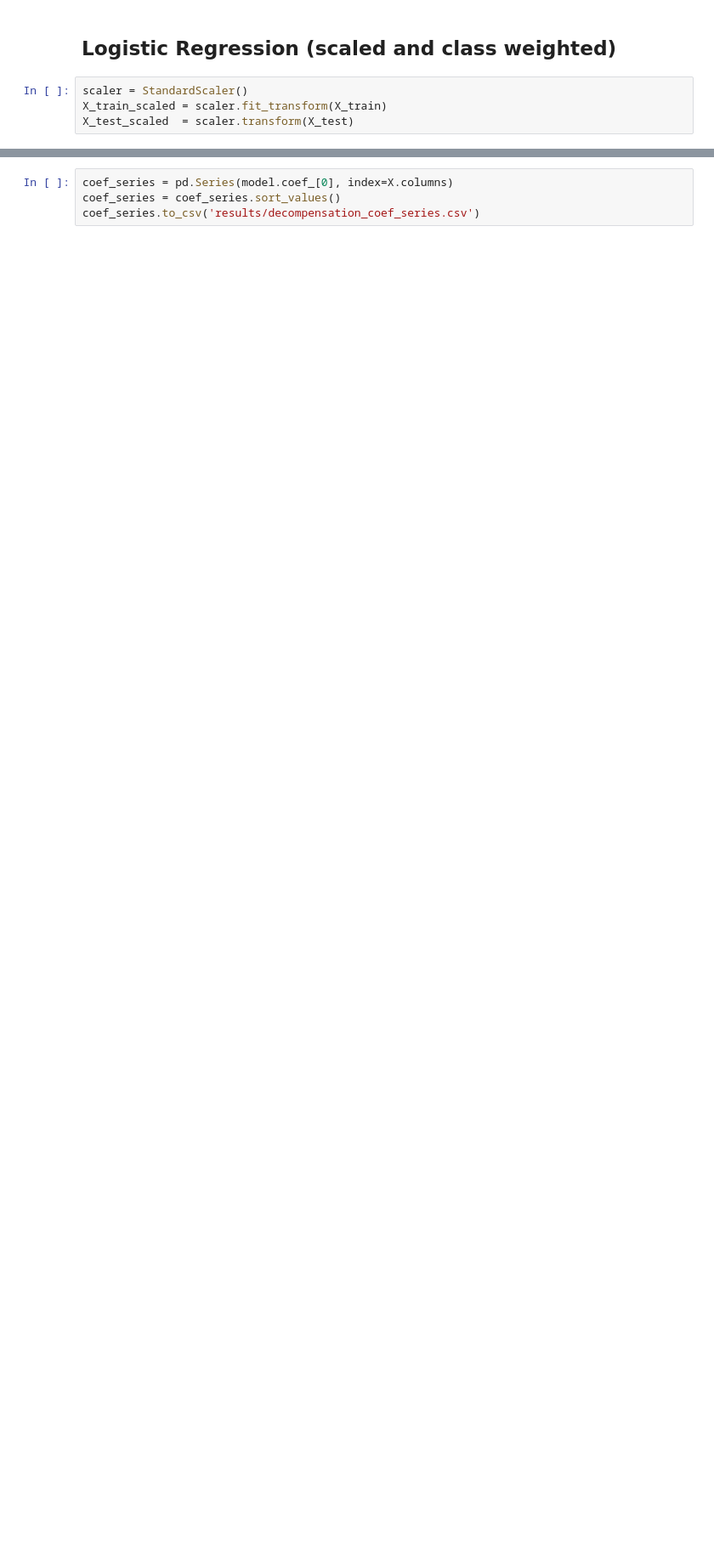
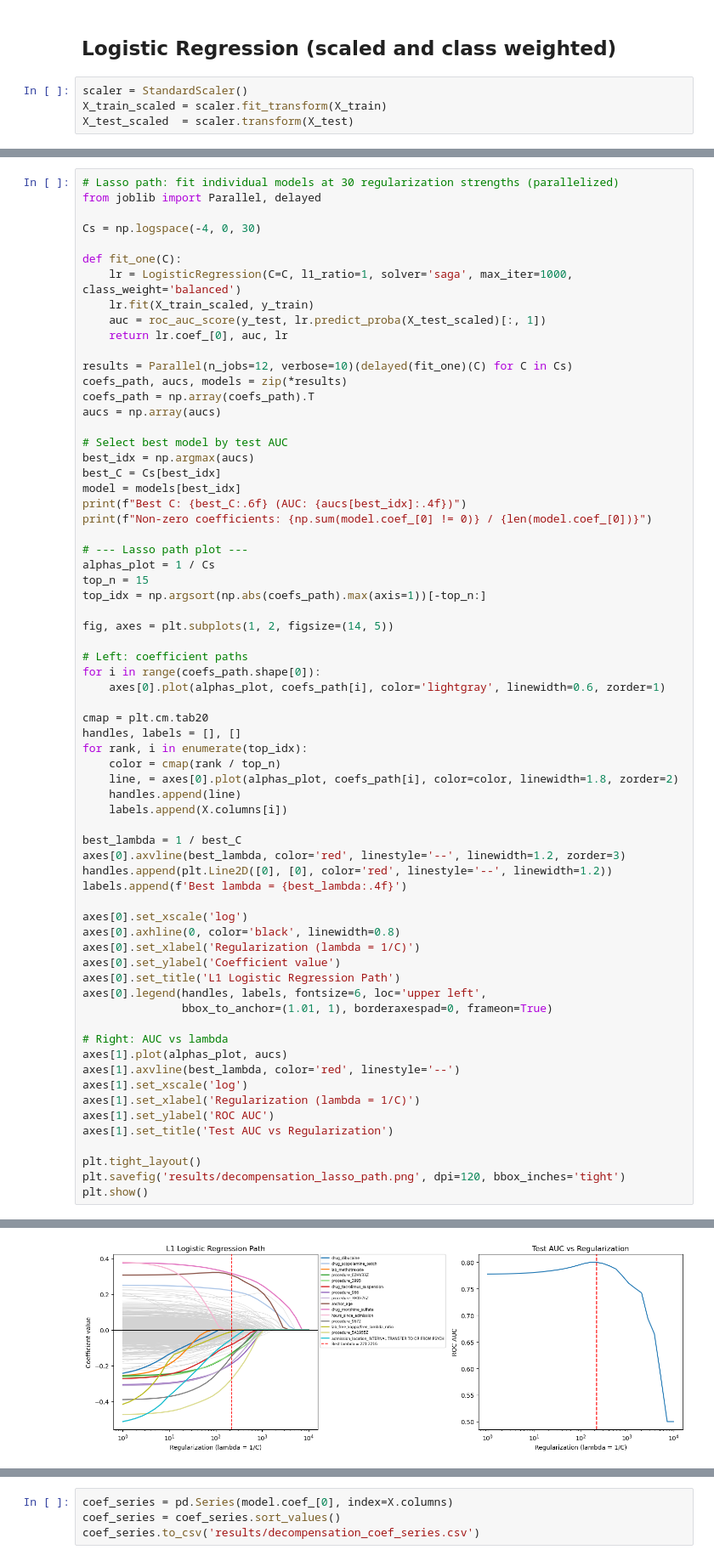
Before and after one commit to jackturner106/ml-final-project, a Jupyter notebook: decompensation_logistic_regression.ipynb, the cells around one changed output, grey strips where cells are left out. Shown at 85% size. Cells and saved outputs as stored; diff of their text form; blank space fills up the shorter version.

```diff
--- a/decompensation_logistic_regression.ipynb
+++ b/decompensation_logistic_regression.ipynb
@@ -185,0 +205,68 @@ print(f"Non-zero coefficients: {np.sum(model.coef_[0] != 0)} / {len(model.coef_[
+# %%
+# Lasso path: fit individual models at 30 regularization strengths (parallelized)
+from joblib import Parallel, delayed
+
+Cs = np.logspace(-4, 0, 30)
+
+def fit_one(C):
+    lr = LogisticRegression(C=C, l1_ratio=1, solver='saga', max_iter=1000, class_weight='balanced')
+    lr.fit(X_train_scaled, y_train)
+    auc = roc_auc_score(y_test, lr.predict_proba(X_test_scaled)[:, 1])
+    return lr.coef_[0], auc, lr
+
+results = Parallel(n_jobs=12, verbose=10)(delayed(fit_one)(C) for C in Cs)
+coefs_path, aucs, models = zip(*results)
+coefs_path = np.array(coefs_path).T
+aucs = np.array(aucs)
+
+# Select best model by test AUC
+best_idx = np.argmax(aucs)
+best_C = Cs[best_idx]
+model = models[best_idx]
+print(f"Best C: {best_C:.6f} (AUC: {aucs[best_idx]:.4f})")
+print(f"Non-zero coefficients: {np.sum(model.coef_[0] != 0)} / {len(model.coef_[0])}")
+
+# --- Lasso path plot ---
+alphas_plot = 1 / Cs
+top_n = 15
+top_idx = np.argsort(np.abs(coefs_path).max(axis=1))[-top_n:]
+
+fig, axes = plt.subplots(1, 2, figsize=(14, 5))
+
+# Left: coefficient paths
+for i in range(coefs_path.shape[0]):
+    axes[0].plot(alphas_plot, coefs_path[i], color='lightgray', linewidth=0.6, zorder=1)
+
+cmap = plt.cm.tab20
+handles, labels = [], []
+for rank, i in enumerate(top_idx):
+    color = cmap(rank / top_n)
+    line, = axes[0].plot(alphas_plot, coefs_path[i], color=color, linewidth=1.8, zorder=2)
+    handles.append(line)
+    labels.append(X.columns[i])
+
+best_lambda = 1 / best_C
+axes[0].axvline(best_lambda, color='red', linestyle='--', linewidth=1.2, zorder=3)
+handles.append(plt.Line2D([0], [0], color='red', linestyle='--', linewidth=1.2))
+labels.append(f'Best lambda = {best_lambda:.4f}')
+
+axes[0].set_xscale('log')
+axes[0].axhline(0, color='black', linewidth=0.8)
+axes[0].set_xlabel('Regularization (lambda = 1/C)')
+axes[0].set_ylabel('Coefficient value')
+axes[0].set_title('L1 Logistic Regression Path')
+axes[0].legend(handles, labels, fontsize=6, loc='upper left',
+               bbox_to_anchor=(1.01, 1), borderaxespad=0, frameon=True)
+
+# Right: AUC vs lambda
+axes[1].plot(alphas_plot, aucs)
+axes[1].axvline(best_lambda, color='red', linestyle='--')
+axes[1].set_xscale('log')
+axes[1].set_xlabel('Regularization (lambda = 1/C)')
+axes[1].set_ylabel('ROC AUC')
+axes[1].set_title('Test AUC vs Regularization')
+
+plt.tight_layout()
+plt.savefig('results/decompensation_lasso_path.png', dpi=120, bbox_inches='tight')
+plt.show()
+# %% [output]
@@ -185,0 +283 @@ print(f"Non-zero coefficients: {np.sum(model.coef_[0] != 0)} / {len(model.coef_[
+[figure, added]
```
Also changed, not shown: parts of 22 cells of this notebook, 15 other files.
